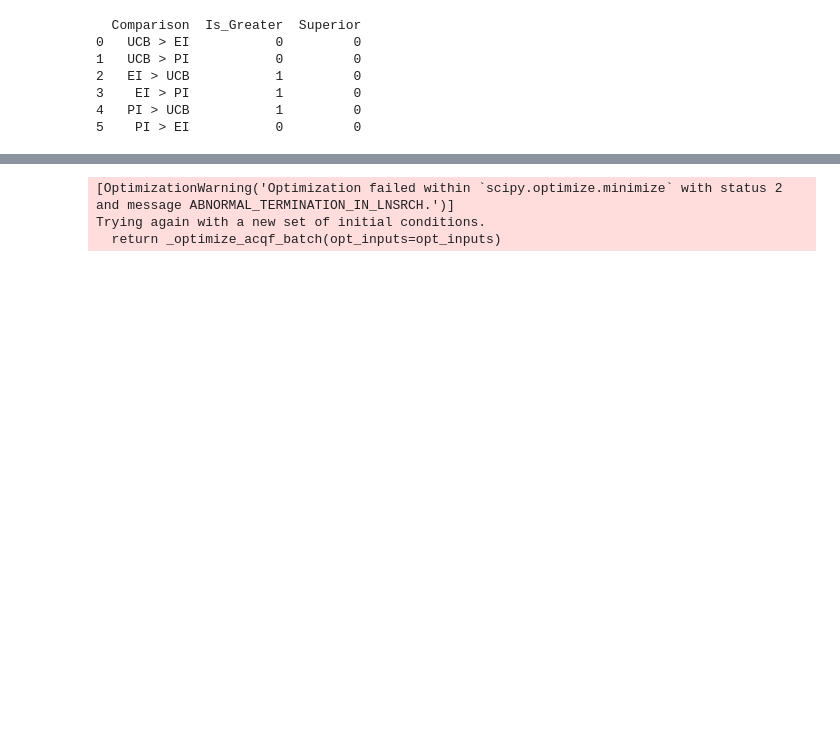
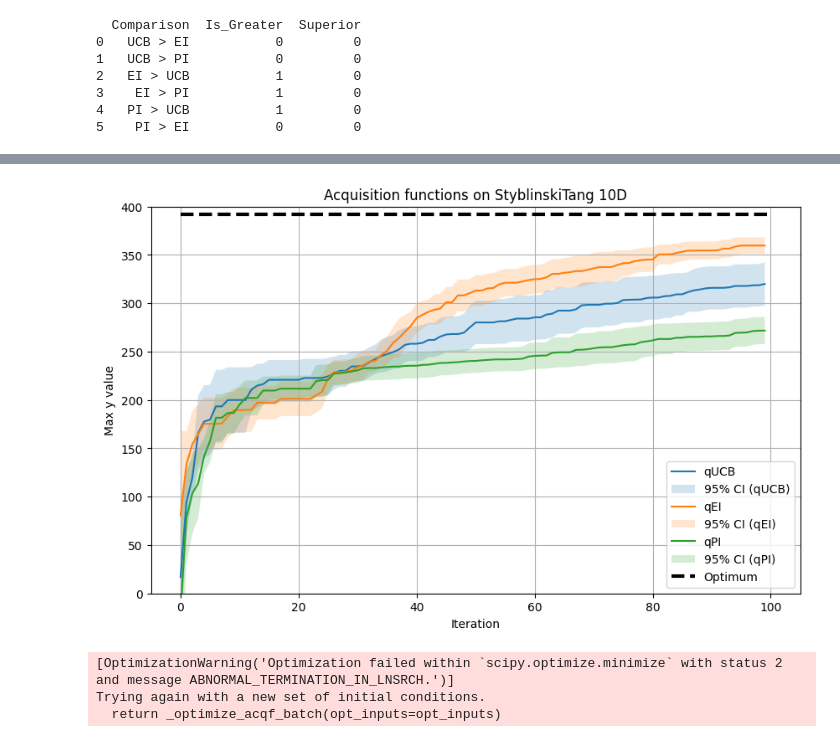
Before and after one commit to Schubydo/msc_code, a Jupyter notebook: SO_Numerical_Experiments/aquistion_funs_experiments.ipynb, the cells around one changed output, grey strips where cells are left out. Saved outputs shown, nothing was run; the diff lists cells and outputs as text; code cells hidden in the pictures; blank space fills up the shorter version.

Commit message:
plots

```diff
--- a/SO_Numerical_Experiments/aquistion_funs_experiments.ipynb
+++ b/SO_Numerical_Experiments/aquistion_funs_experiments.ipynb
@@ -401,3 +407,30 @@ RuntimeError: The size of tensor a (2) must match the size of tensor b (10) at n
+# %%
+plt.figure(figsize=(10, 6))
+
+# Plot qUCB
+plt.plot(ucb_2, label='qUCB')
+plt.fill_between(np.arange(len(ucb_2)), ucb_2 - ucb_ci_2, ucb_2 + ucb_ci_2, alpha=0.2, label='95% CI (qUCB)')
+
+# Plot qEI
+plt.plot(ei_2, label='qEI')
+plt.fill_between(np.arange(len(ei_2)), ei_2 - ei_ci_2, ei_2 + ei_ci_2, alpha=0.2, label='95% CI (qEI)')
+
+# Plot qPI
+plt.plot(pi_2, label='qPI')
+plt.fill_between(np.arange(len(pi_2)), pi_2 - pi_ci_2, pi_2 + pi_ci_2, alpha=0.2, label='95% CI (qPI)')
+
+# Plot Optimum
+plt.plot([0, len(ucb_2)], [391.6599, 391.6599], "k--", lw=3, label='Optimum')
+
+plt.ylim([0, 400])
+plt.title('Acquisition functions on StyblinskiTang 10D')
+plt.xlabel('Iteration')
+plt.ylabel('Max y value')
+plt.legend()
+plt.grid(True)
+plt.show()
+# %% [output]
+[figure, added]
 # %%
 from botorch.test_functions import ThreeHumpCamel
 # for 2
```
Also changed, not shown: parts of 1 cell of this notebook, 2 other files.
